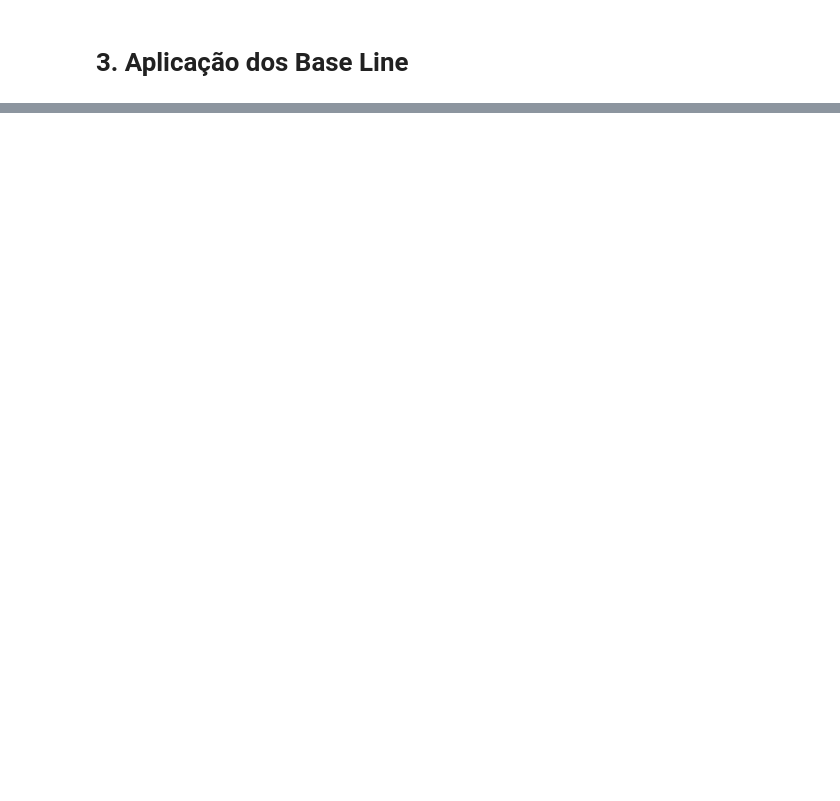
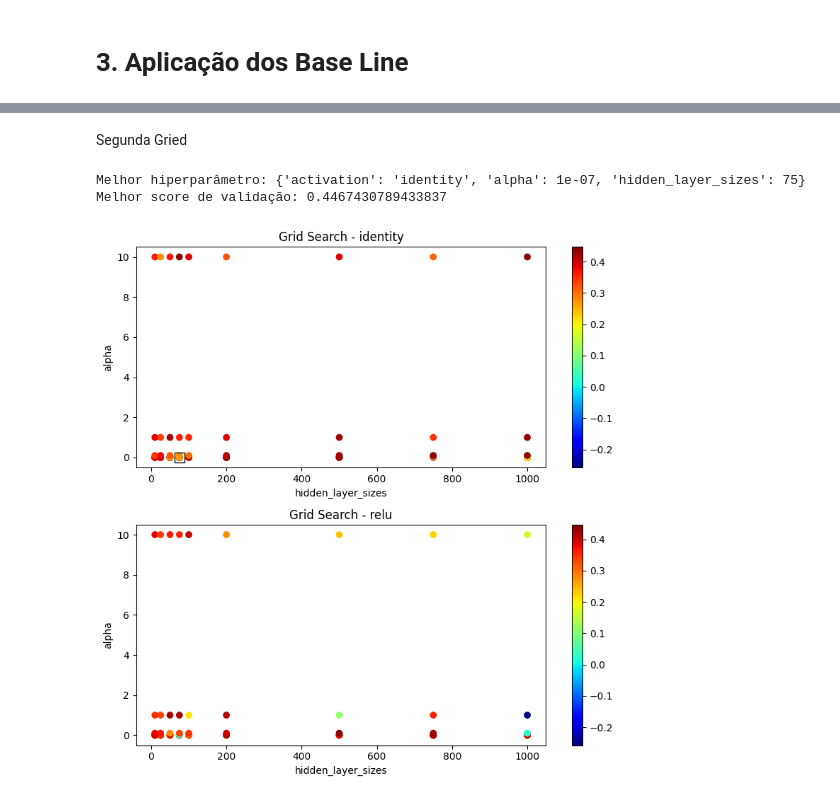
Before and after one commit to c-mmonteiro/t2-aprendizado, a Jupyter notebook: trabalho.ipynb, the cells around one changed output, grey strips where cells are left out. Drawn from its saved outputs; the diff is of its cells as text; code cells hidden in the pictures; blank space fills up the shorter version.

```diff
--- a/trabalho.ipynb
+++ b/trabalho.ipynb
@@ -239,0 +372,16 @@ MLP Regressor    | 10735.12 | 45.74
+# %% [markdown]
+Segunda Gried
+# %%
+param_grid = {'hidden_layer_sizes' : [10, 25, 50, 75, 100, 200, 500, 750, 1000],
+              'activation' : ['identity', 'relu'],
+              'alpha'      : np.logspace(-7, 1, 9)}
+
+model  = grid_search_holdout_MLP(param_grid, X_train, y_train, X_val, y_val)
+
+print(f'Melhor hiperparâmetro: {model.best_params_}')
+print(f'Melhor score de validação: {model.best_score_}')
+plot_grid_search_MLP(model)
+# %% [output]
+Melhor hiperparâmetro: {'activation': 'identity', 'alpha': 1e-07, 'hidden_layer_sizes': 75}
+Melhor score de validação: 0.4467430789433837
+[figure, added]
```
Also changed, not shown: parts of 71 cells of this notebook.
